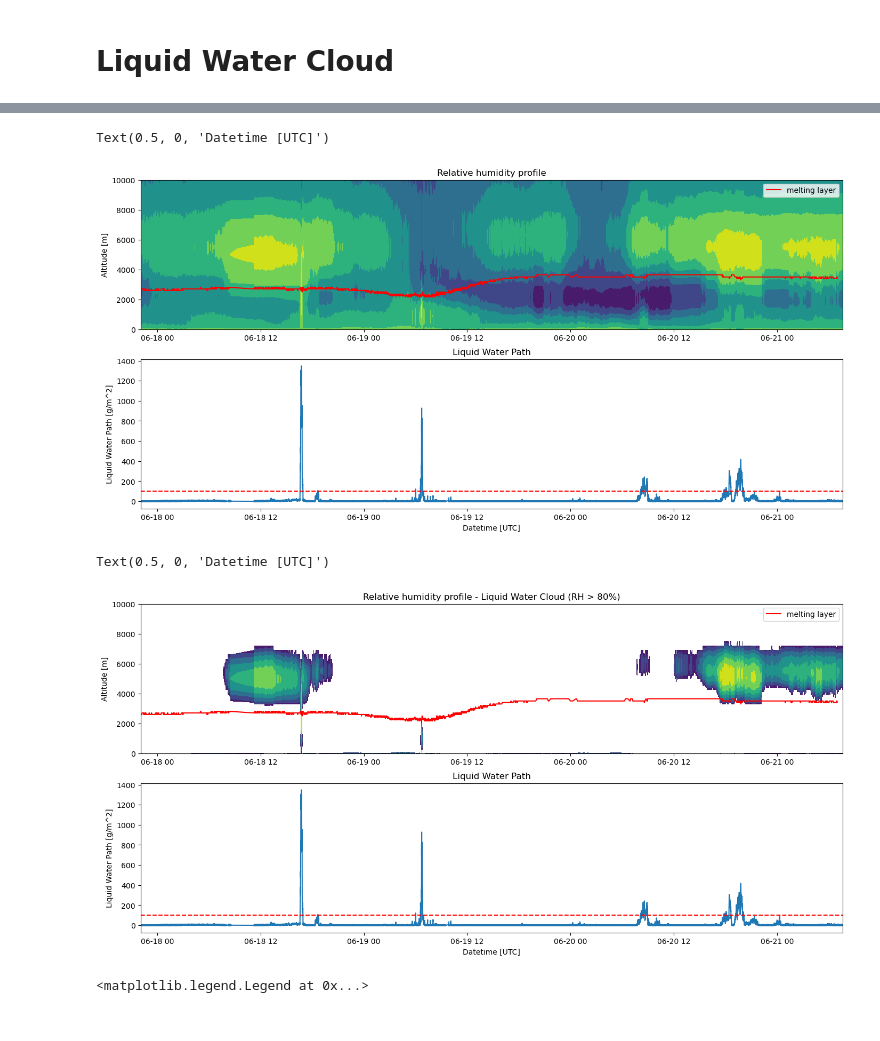
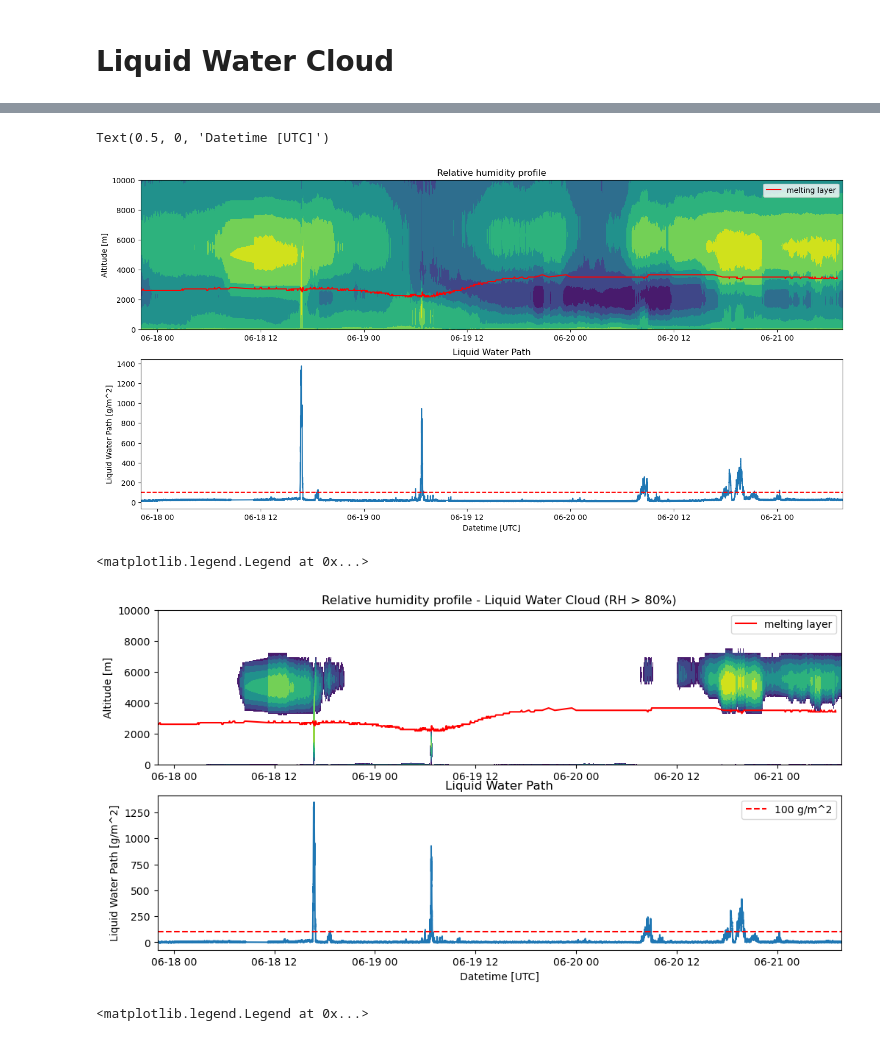
Before and after one commit to nefelita/Fieldwork, a Jupyter notebook: Nef.ipynb, the cells around one changed output, grey strips where cells are left out. Drawn from its saved outputs; the diff is of its cells as text; code cells hidden in the pictures.

```diff
--- a/Nef.ipynb
+++ b/Nef.ipynb
@@ -384,7 +385,7 @@ Data variables: (12/14)
 # %% [markdown]
 # Liquid Water Cloud
 # %%
-mask = (TPC.T_prof > 272.8) & (TPC.T_prof < 273.3)
+mask = (TPC.T_prof > 273) & (TPC.T_prof < 273.3)
 melting_altitude = TPC.altitude.where(mask)
 
 melting_heights = melting_altitude.values
@@ -413,7 +438,7 @@ ax1.set_xlim(pd.Timestamp("2024-06-17T22:03:11.000000000"), pd.Timestamp("2024-0
 ax1.plot(melting_altitude.time[non_nan_indices[0]],melting_heights, color = 'red', label = 'melting layer')
 ax1.legend()
 
-ax2.plot(LWP.time, LWP.LWP)
+ax2.plot(IWV.time, IWV.IWV + LWP.LWP)
 ax2.axhline(100,color='red',linestyle='--', label = '100 g/m^2')
 ax2.set_ylabel('Liquid Water Path [g/m^2]')
 ax2.set_title('Liquid Water Path')
@@ -421,28 +446,29 @@ ax2.set_xlim(pd.Timestamp("2024-06-17T22:03:11.000000000"), pd.Timestamp("2024-0
 ax2.set_xlabel('Datetime [UTC]')
 # %% [output]
 Text(0.5, 0, 'Datetime [UTC]')
-[figure, old version]
+[figure, new version]
 # %%
 liquid_wc = HPC.RH_prof.where(HPC.RH_prof > 80)
 # %%
-fig,(ax1,ax2) = plt.subplots(2,1,figsize=(17,8))
+fig,(ax1,ax2) = plt.subplots(2,1,figsize=(12,6))
 
 ax1.contourf(HPC.time, HPC.altitude[1], liquid_wc.T)
 ax1.set_title('Relative humidity profile - Liquid Water Cloud (RH > 80%)')
 ax1.set_ylabel('Altitude [m]')
 ax1.set_xlim(pd.Timestamp("2024-06-17T22:03:11.000000000"), pd.Timestamp("2024-06-21T07:38:15.000000000"))
 ax1.plot(melting_altitude.time[non_nan_indices[0]],melting_heights, color = 'red', label = 'melting layer')
 ax1.legend()
 
 ax2.plot(LWP.time, LWP.LWP)
 ax2.axhline(100,color='red',linestyle='--', label = '100 g/m^2')
 ax2.set_ylabel('Liquid Water Path [g/m^2]')
 ax2.set_title('Liquid Water Path')
 ax2.set_xlim(pd.Timestamp("2024-06-17T22:03:11.000000000"), pd.Timestamp("2024-06-21T07:38:15.000000000"))
 ax2.set_xlabel('Datetime [UTC]')
+ax2.legend()
 # %% [output]
-Text(0.5, 0, 'Datetime [UTC]')
+<matplotlib.legend.Legend at 0x...>
-[figure, old version]
+[figure, new version]
 # %%
 fig, ((ax1, ax2), (ax3, ax4)) = plt.subplots(2, 2, figsize=(12, 9))
 
```
Also changed, not shown: parts of 4 cells of this notebook.
